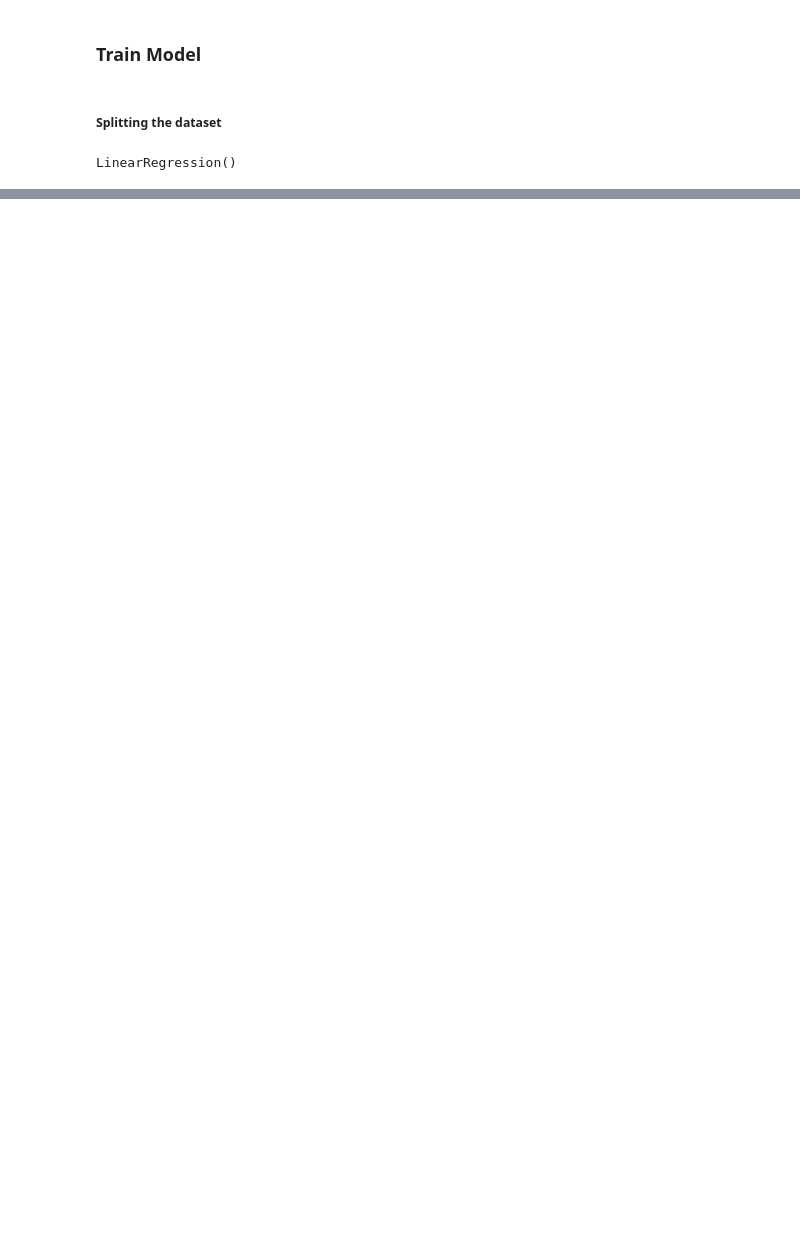
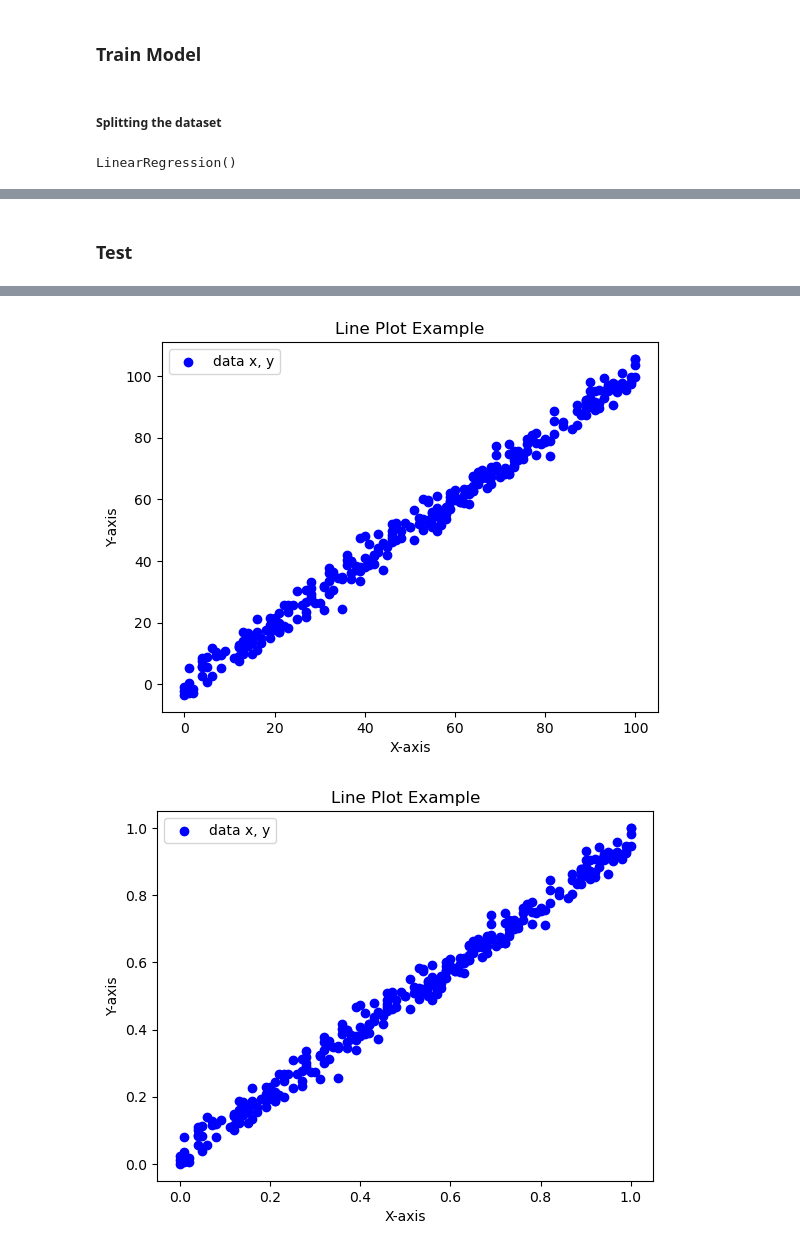
Before and after one commit to FaizanHassan123/Learning-MachineLearning, a Jupyter notebook: andonians-random-linear-regression/train.ipynb, the cells around one changed output, grey strips where cells are left out. Drawn from its saved outputs; the diff is of its cells as text; code cells hidden in the pictures; blank space fills up the shorter version.

```diff
--- a/andonians-random-linear-regression/train.ipynb
+++ b/andonians-random-linear-regression/train.ipynb
@@ -64,10 +69,11 @@ plt.show()
 # %%
 # scaling
 # data.x = np.log10(data.x)
-
-print("|describe|", data.describe())
-print("-------------Divider--------------")
-print("|info|", data.info())
-print("-------------Divider--------------")
-print("|NULL|", data.isna().sum())
+def describe(data):
+    print("|describe|", data.describe())
+    print("-------------Divider--------------")
+    print("|info|", data.info())
+    print("-------------Divider--------------")
+    print("|NULL|", data.isna().sum())
+describe(data)
 # %% [output]
@@ -168,0 +193,57 @@ R-squared: 0.6507135468143403
+# %% [markdown]
+### Test
+# %%
+def test():
+    orig_test = pd.read_csv(getPath("test.csv"))
+    test = orig_test.copy()
+
+    describe(test)
+
+    # Data plot before scaling
+    plt.scatter(test.x, test.y, label='data x, y', color='blue', marker='o')
+    plt.title('Line Plot Example')
+    plt.xlabel('X-axis')
+    plt.ylabel('Y-axis')
+    plt.legend()
+    plt.show()
+
+    ### Min-Max Scaling
+    test.x = min_max_scaling(orig_test.x, orig_test.x.min(), orig_test.x.max())
+    test.y = min_max_scaling(orig_test.y, orig_test.y.min(), orig_test.y.max())
+
+    # Data plot after scaling
+    plt.scatter(test.x, test.y, label='data x, y', color='blue', marker='o')
+    plt.title('Line Plot Example')
+    plt.xlabel('X-axis')
+    plt.ylabel('Y-axis')
+    plt.legend()
+    plt.show()
+
+    # Predict
+    X_test = test.drop(columns=['y'])
+    y_ground_truth = test['y']
+    y_pred = model.predict(X_test)
+
+    # Plot model
+    plt.scatter(data.x, data.y, color='black', label='Data points')
+    plt.plot(X_test, y_pred, color='blue', linewidth=3, label='Regression line')
+
+    plt.xlabel('X')
+    plt.ylabel('y')
+    plt.title('Linear Regression Example')
+    plt.legend()
+    plt.show()
+
+    # Mean squared Error and R-Squared÷
+    mse = mean_squared_error(y_ground_truth, y_pred)
+    r2 = r2_score(y_ground_truth, y_pred)
+    print("Mean Squared Error:", mse)
+    print("R-squared:", r2)
+
+    y_pred = reverse_min_max_scaling(y_pred, orig_test.y.min(), orig_test.y.max())
+    result = pd.DataFrame({ 'x': orig_test.x, 'y': orig_test.y, 'y_pred': y_pred, 'diff': y_pred - orig_test.y })
+    print(result)
+
+
+test()
+# %% [output]
@@ -168,0 +267,2 @@ R-squared: 0.6507135468143403
+[figure, added]
+[figure, added]
```
Also changed, not shown: parts of 11 cells of this notebook.
